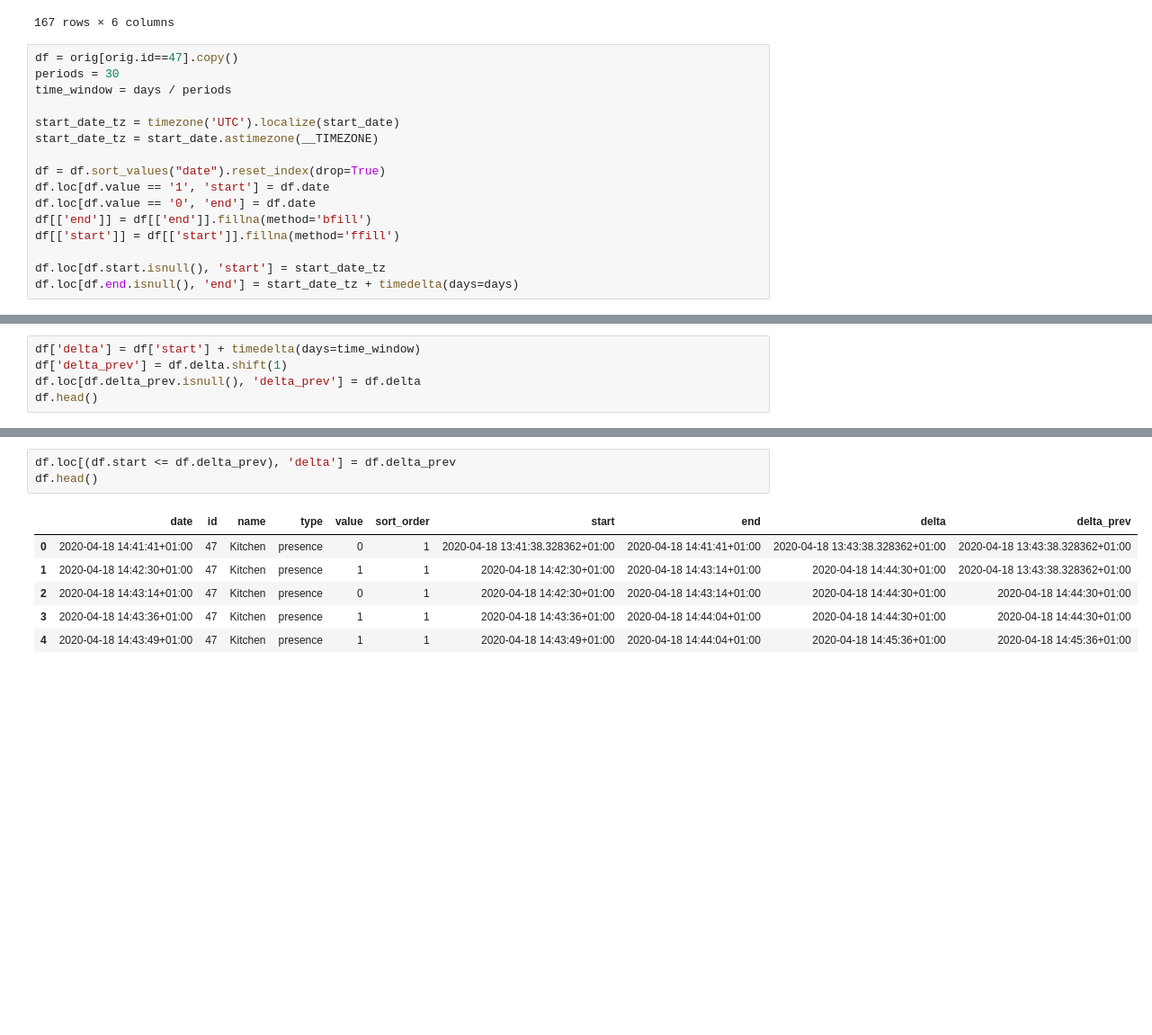
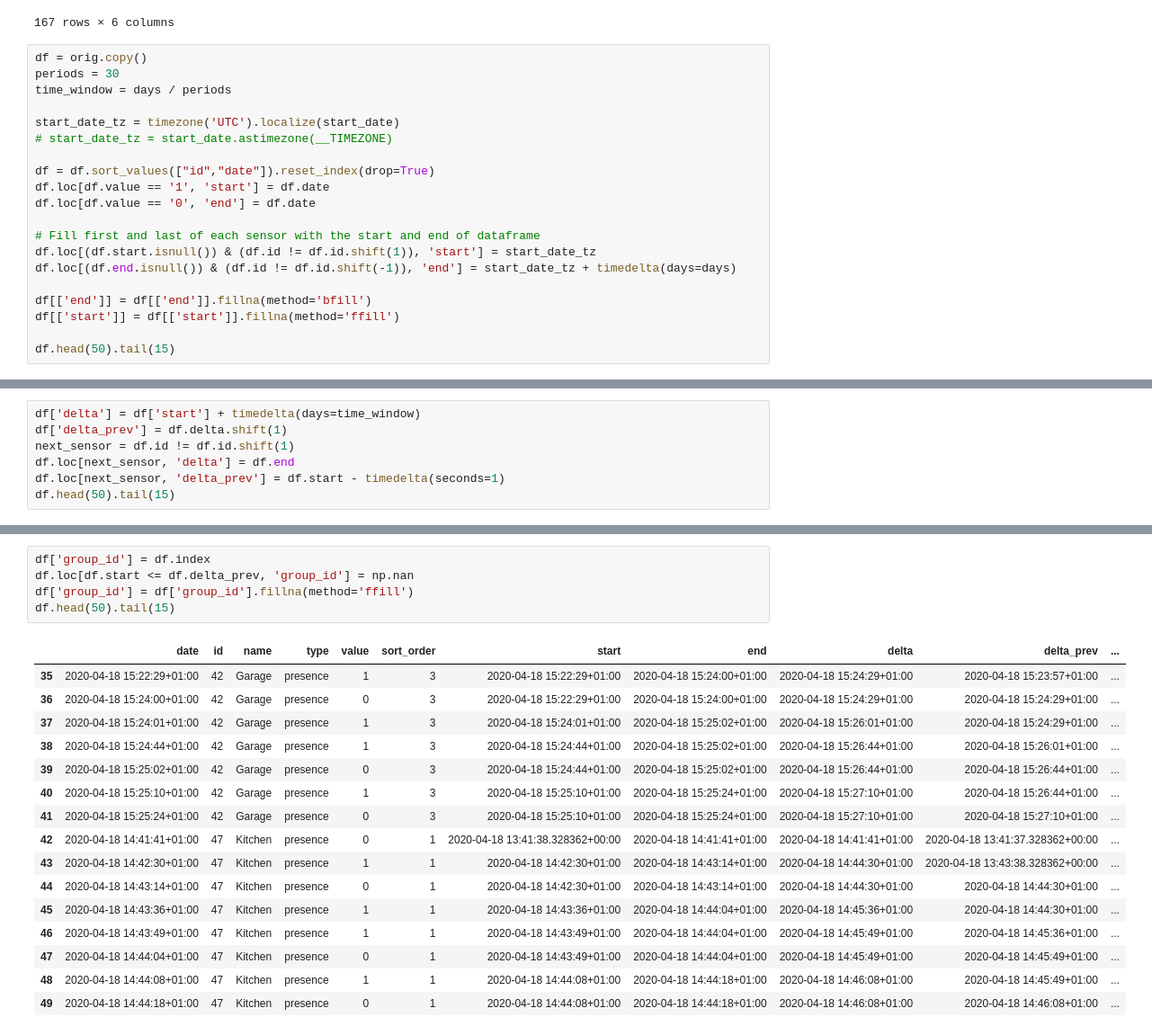
Before and after one commit to kws/iot-dash, a Jupyter notebook: windowing-test.ipynb, the cells around one changed output, grey strips where cells are left out. Shown at 90% size. Drawn from its saved outputs; the diff is of its cells as text; blank space fills up the shorter version.

Commit message:
Optimize grouping

```diff
--- a/windowing-test.ipynb
+++ b/windowing-test.ipynb
@@ -40,18 +40,22 @@ df
 | 166 | 2020-04-18 15:36:20+01:00 | 53 | Bedroom | presence | 0 | 2 |
 167 rows × 6 columns
 # %%
-df = orig[orig.id==47].copy()
+df = orig.copy()
 periods = 30
 time_window = days / periods
 
 start_date_tz = timezone('UTC').localize(start_date)
-start_date_tz = start_date.astimezone(__TIMEZONE)
+# start_date_tz = start_date.astimezone(__TIMEZONE)
 
-df = df.sort_values("date").reset_index(drop=True)
+df = df.sort_values(["id","date"]).reset_index(drop=True)
 df.loc[df.value == '1', 'start'] = df.date
 df.loc[df.value == '0', 'end'] = df.date
+
+# Fill first and last of each sensor with the start and end of dataframe
+df.loc[(df.start.isnull()) & (df.id != df.id.shift(1)), 'start'] = start_date_tz
+df.loc[(df.end.isnull()) & (df.id != df.id.shift(-1)), 'end'] = start_date_tz + timedelta(days=days)
+
 df[['end']] = df[['end']].fillna(method='bfill')
 df[['start']] = df[['start']].fillna(method='ffill')
 
-df.loc[df.start.isnull(), 'start'] = start_date_tz
-df.loc[df.end.isnull(), 'end'] = start_date_tz + timedelta(days=days)
+df.head(50).tail(15)
@@ -58,6 +79,8 @@ df.loc[df.end.isnull(), 'end'] = start_date_tz + timedelta(days=days)
 # %%
 df['delta'] = df['start'] + timedelta(days=time_window)
 df['delta_prev'] = df.delta.shift(1)
-df.loc[df.delta_prev.isnull(), 'delta_prev'] = df.delta
-df.head()
+next_sensor = df.id != df.id.shift(1)
+df.loc[next_sensor, 'delta'] = df.end
+df.loc[next_sensor, 'delta_prev'] = df.start - timedelta(seconds=1)
+df.head(50).tail(15)
 # %% [output]
@@ -70,10 +103,22 @@ df.head()
 # %%
-df.loc[(df.start <= df.delta_prev), 'delta'] = df.delta_prev
-df.head()
+df['group_id'] = df.index
+df.loc[df.start <= df.delta_prev, 'group_id'] = np.nan
+df['group_id'] = df['group_id'].fillna(method='ffill')
+df.head(50).tail(15)
 # %% [output]
-|  | date | id | name | type | value | sort_order | start | end | delta | delta_prev |
-| 0 | 2020-04-18 14:41:41+01:00 | 47 | Kitchen | presence | 0 | 1 | 2020-04-18 13:41:38.328362+01:00 | 2020-04-18 14:41:41+01:00 | 2020-04-18 13:43:38.328362+01:00 | 2020-04-18 13:43:38.328362+01:00 |
-| 1 | 2020-04-18 14:42:30+01:00 | 47 | Kitchen | presence | 1 | 1 | 2020-04-18 14:42:30+01:00 | 2020-04-18 14:43:14+01:00 | 2020-04-18 14:44:30+01:00 | 2020-04-18 13:43:38.328362+01:00 |
-| 2 | 2020-04-18 14:43:14+01:00 | 47 | Kitchen | presence | 0 | 1 | 2020-04-18 14:42:30+01:00 | 2020-04-18 14:43:14+01:00 | 2020-04-18 14:44:30+01:00 | 2020-04-18 14:44:30+01:00 |
-| 3 | 2020-04-18 14:43:36+01:00 | 47 | Kitchen | presence | 1 | 1 | 2020-04-18 14:43:36+01:00 | 2020-04-18 14:44:04+01:00 | 2020-04-18 14:44:30+01:00 | 2020-04-18 14:44:30+01:00 |
-| 4 | 2020-04-18 14:43:49+01:00 | 47 | Kitchen | presence | 1 | 1 | 2020-04-18 14:43:49+01:00 | 2020-04-18 14:44:04+01:00 | 2020-04-18 14:45:36+01:00 | 2020-04-18 14:45:36+01:00 |
+|  | date | id | name | type | value | sort_order | start | end | delta | delta_prev | ... |
+| 35 | 2020-04-18 15:22:29+01:00 | 42 | Garage | presence | 1 | 3 | 2020-04-18 15:22:29+01:00 | 2020-04-18 15:24:00+01:00 | 2020-04-18 15:24:29+01:00 | 2020-04-18 15:23:57+01:00 | ... |
+| 36 | 2020-04-18 15:24:00+01:00 | 42 | Garage | presence | 0 | 3 | 2020-04-18 15:22:29+01:00 | 2020-04-18 15:24:00+01:00 | 2020-04-18 15:24:29+01:00 | 2020-04-18 15:24:29+01:00 | ... |
+| 37 | 2020-04-18 15:24:01+01:00 | 42 | Garage | presence | 1 | 3 | 2020-04-18 15:24:01+01:00 | 2020-04-18 15:25:02+01:00 | 2020-04-18 15:26:01+01:00 | 2020-04-18 15:24:29+01:00 | ... |
+| 38 | 2020-04-18 15:24:44+01:00 | 42 | Garage | presence | 1 | 3 | 2020-04-18 15:24:44+01:00 | 2020-04-18 15:25:02+01:00 | 2020-04-18 15:26:44+01:00 | 2020-04-18 15:26:01+01:00 | ... |
+| 39 | 2020-04-18 15:25:02+01:00 | 42 | Garage | presence | 0 | 3 | 2020-04-18 15:24:44+01:00 | 2020-04-18 15:25:02+01:00 | 2020-04-18 15:26:44+01:00 | 2020-04-18 15:26:44+01:00 | ... |
+| 40 | 2020-04-18 15:25:10+01:00 | 42 | Garage | presence | 1 | 3 | 2020-04-18 15:25:10+01:00 | 2020-04-18 15:25:24+01:00 | 2020-04-18 15:27:10+01:00 | 2020-04-18 15:26:44+01:00 | ... |
+| 41 | 2020-04-18 15:25:24+01:00 | 42 | Garage | presence | 0 | 3 | 2020-04-18 15:25:10+01:00 | 2020-04-18 15:25:24+01:00 | 2020-04-18 15:27:10+01:00 | 2020-04-18 15:27:10+01:00 | ... |
+| 42 | 2020-04-18 14:41:41+01:00 | 47 | Kitchen | presence | 0 | 1 | 2020-04-18 13:41:38.328362+00:00 | 2020-04-18 14:41:41+01:00 | 2020-04-18 14:41:41+01:00 | 2020-04-18 13:41:37.328362+00:00 | ... |
+| 43 | 2020-04-18 14:42:30+01:00 | 47 | Kitchen | presence | 1 | 1 | 2020-04-18 14:42:30+01:00 | 2020-04-18 14:43:14+01:00 | 2020-04-18 14:44:30+01:00 | 2020-04-18 13:43:38.328362+00:00 | ... |
+| 44 | 2020-04-18 14:43:14+01:00 | 47 | Kitchen | presence | 0 | 1 | 2020-04-18 14:42:30+01:00 | 2020-04-18 14:43:14+01:00 | 2020-04-18 14:44:30+01:00 | 2020-04-18 14:44:30+01:00 | ... |
+| 45 | 2020-04-18 14:43:36+01:00 | 47 | Kitchen | presence | 1 | 1 | 2020-04-18 14:43:36+01:00 | 2020-04-18 14:44:04+01:00 | 2020-04-18 14:45:36+01:00 | 2020-04-18 14:44:30+01:00 | ... |
+| 46 | 2020-04-18 14:43:49+01:00 | 47 | Kitchen | presence | 1 | 1 | 2020-04-18 14:43:49+01:00 | 2020-04-18 14:44:04+01:00 | 2020-04-18 14:45:49+01:00 | 2020-04-18 14:45:36+01:00 | ... |
+| 47 | 2020-04-18 14:44:04+01:00 | 47 | Kitchen | presence | 0 | 1 | 2020-04-18 14:43:49+01:00 | 2020-04-18 14:44:04+01:00 | 2020-04-18 14:45:49+01:00 | 2020-04-18 14:45:49+01:00 | ... |
+| 48 | 2020-04-18 14:44:08+01:00 | 47 | Kitchen | presence | 1 | 1 | 2020-04-18 14:44:08+01:00 | 2020-04-18 14:44:18+01:00 | 2020-04-18 14:46:08+01:00 | 2020-04-18 14:45:49+01:00 | ... |
+| 49 | 2020-04-18 14:44:18+01:00 | 47 | Kitchen | presence | 0 | 1 | 2020-04-18 14:44:08+01:00 | 2020-04-18 14:44:18+01:00 | 2020-04-18 14:46:08+01:00 | 2020-04-18 14:46:08+01:00 | ... |
```
Also changed, not shown: parts of 4 cells of this notebook, 1 other file.
